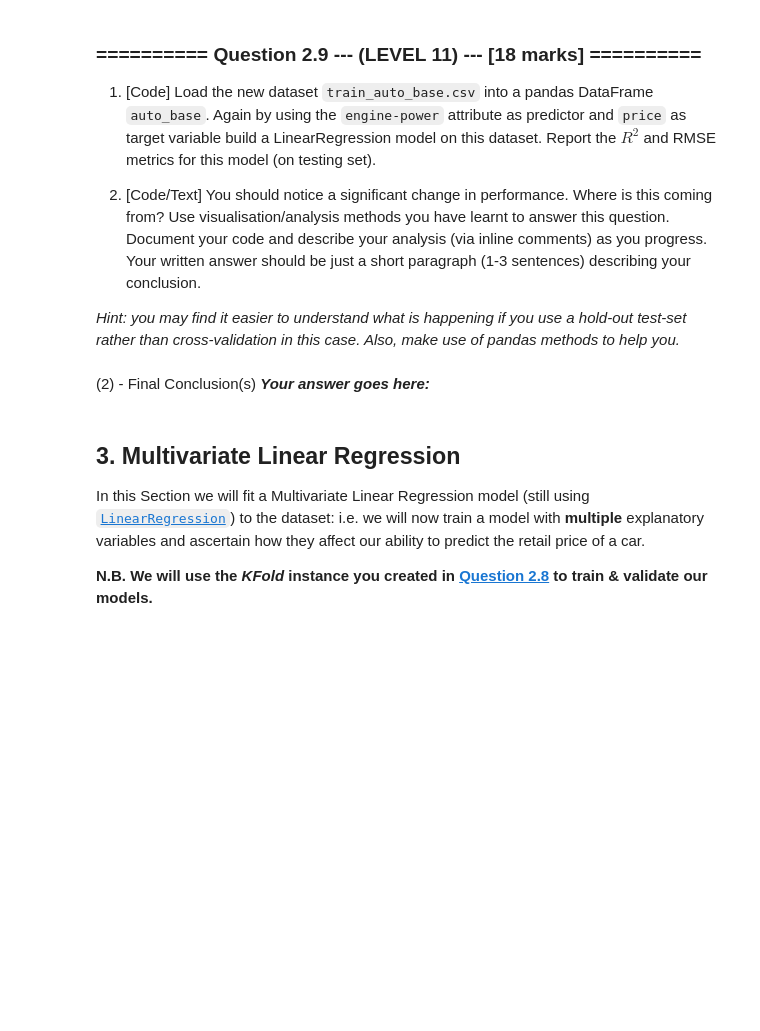
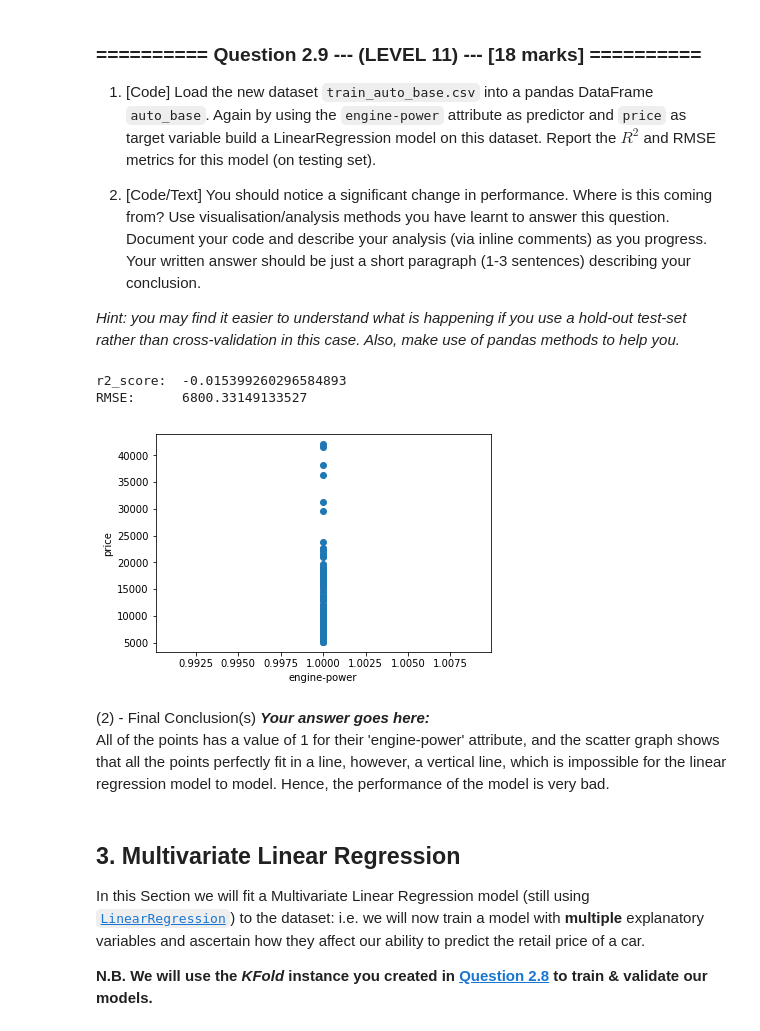
Before and after one commit to zhanshenlc/IAML2018, a Jupyter notebook: Assignments/02_LinearRegression.ipynb, the cells around one changed output. Drawn from its saved outputs; the diff is of its cells as text; code cells hidden in the pictures; blank space fills up the shorter version.

```diff
--- a/Assignments/02_LinearRegression.ipynb
+++ b/Assignments/02_LinearRegression.ipynb
@@ -418,6 +497,39 @@ So far we have used a hold-out test set for validation.
-# %% [markdown]
-(2) - Final Conclusion(s)
-***Your answer goes here:***
+# %%
+# (1) # Your Code goes here:
+auto_base = pd.read_csv(os.path.join(os.getcwd(), 'datasets', 'train_auto_base.csv'), delimiter = ',')
+
+#kf1 = KFold(n_splits=5, shuffle=True, random_state=0)
+#kf1.split(auto_base['engine-power'])
+
+lr3 = LinearRegression()
+buffer3 = np.array(auto_base['engine-power']).reshape(-1, 1)
+# lr3_pred = cross_val_predict(lr3, buffer3, auto_base['price'], cv=kf1)
+X_train1, X_test1, y_train1, y_test1 = train_test_split(buffer3, auto_base['price'], train_size=0.8, test_size=0.2, random_state=0)
+lr3.fit(X=X_train1, y=y_train1)
+lr3_pred = lr3.predict(X=X_test1)
+
+r2_lr3 = r2_score(y_true=y_test1, y_pred=lr3_pred)
+rmse_lr3 = np.sqrt(mean_squared_error(y_true=y_test1, y_pred=lr3_pred))
+print('r2_score: ', r2_lr3)
+print('RMSE:     ', rmse_lr3)
+# %% [output]
+r2_score:  -0.015399260296584893
+RMSE:      6800.33149133527
+# %%
+# (2) Show any working code here...
+# Your Code goes here:
+plt7 = plt.subplot()
+plt7.scatter(x=auto_base['engine-power'], y=auto_base['price'])
+#plt7.plot(X_train1, lr.predict(X_train1), color='black', marker='+', lw=1')
+plt.xlabel('engine-power')
+plt.ylabel('price')
+plt.show()
+# %% [output]
+[figure, added]
+# %% [markdown]
+(2) - Final Conclusion(s)
+***Your answer goes here:***
+<br> All of the points has a value of 1 for their 'engine-power' attribute, and the scatter graph shows that all the points perfectly fit in a line, however, a vertical line, which is impossible for the linear regression model to model. Hence, the performance of the model is very bad.
 # %% [markdown]
 ## 3. Multivariate Linear Regression
 In this Section we will fit a Multivariate Linear Regression model (still using [`LinearRegression`](http://scikit-learn.org/0.19/modules/generated/sklearn.linear_model.LinearRegression.html)) to the dataset: i.e. we will now train a model with **multiple** explanatory variables and ascertain how they affect our ability to predict the retail price of a car.
```
Also changed, not shown: parts of 26 cells of this notebook.
